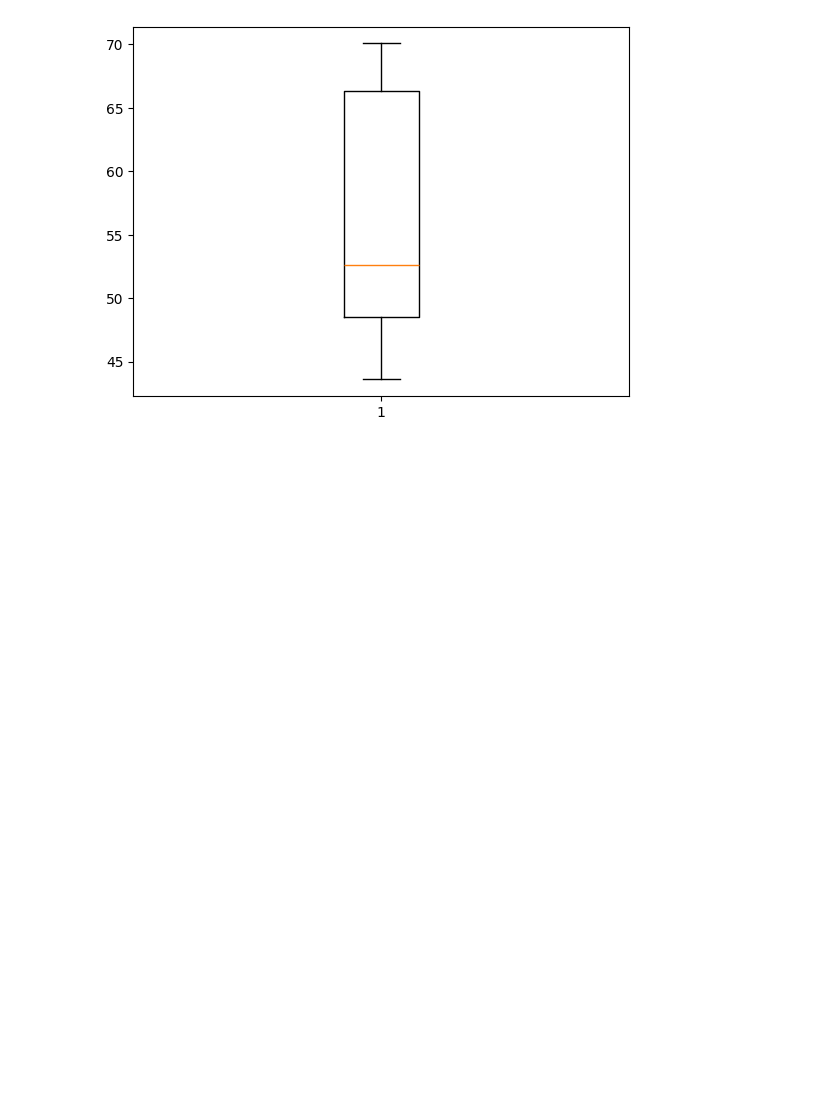
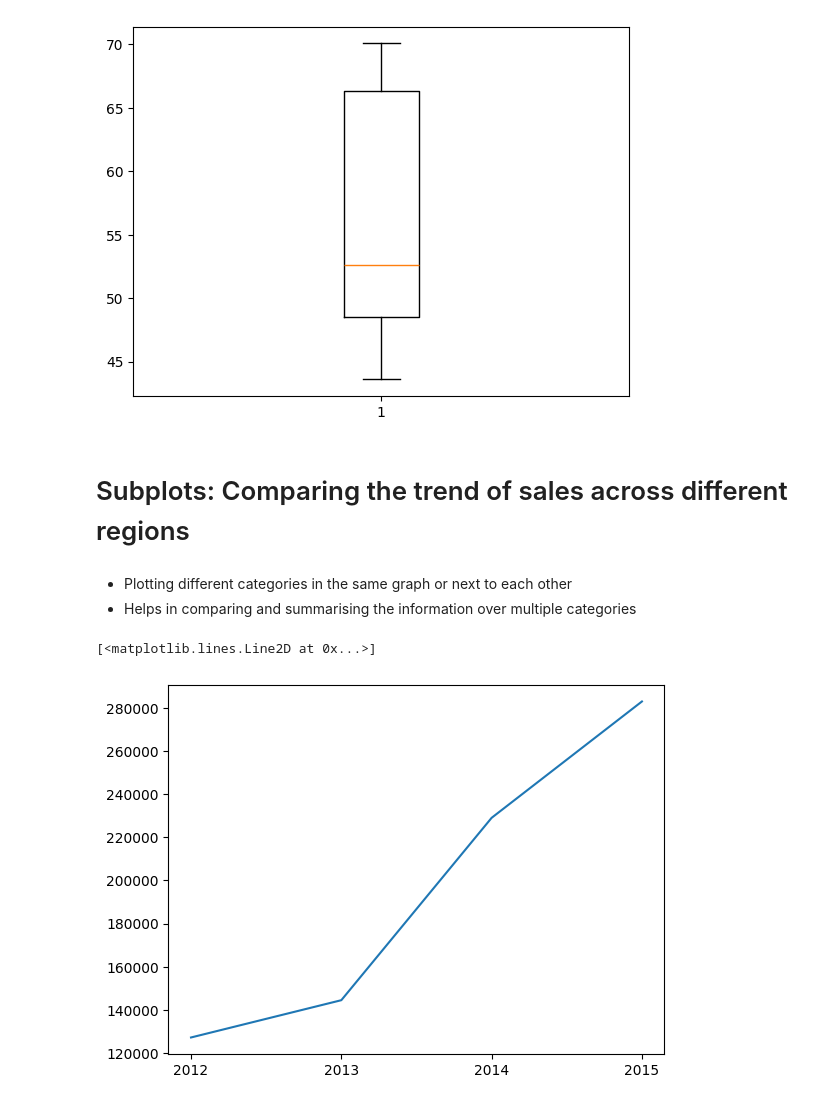
Before and after one commit to AnshumanMohapatra11121999/DataScienceAndAI-, a Jupyter notebook: Python_for_DataScience_MatplotlibOnly_ipynb.ipynb, the cells around one changed output. Cells and saved outputs as stored; diff of their text form; code cells hidden in the pictures; blank space fills up the shorter version.

```diff
--- a/Python_for_DataScience_MatplotlibOnly_ipynb.ipynb
+++ b/Python_for_DataScience_MatplotlibOnly_ipynb.ipynb
@@ -350,3 +349,23 @@ Interquartile Range (IQR): 17.75500000000001
  'fliers': [<matplotlib.lines.Line2D at 0x...>],
  'means': []}
 [figure]
+# %% [markdown]
+# Subplots: Comparing the trend of sales across different regions
+# %% [markdown]
+-  Plotting different categories in the same graph or next to each other
+-  Helps in comparing and summarising the information over multiple categories
+# %%
+# importing numpy and the pyplot package of matplotlib
+import matplotlib.pyplot as plt
+import numpy as np
+
+# Data for sales made by the company across three regions over the years 2012 to 2015
+years = np.array(['2012', '2013', '2014', '2015'])
+sales_Africa = np.array([127187.27, 144480.70, 229068.79, 283036.44])
+sales_Asia_Pacific = np.array([713658.22, 863983.97, 1092231.65, 1372784.40])
+sales_Europe = np.array([540750.63, 717611.40, 848670.24, 1180303.95])
+# %%
+plt.plot(years,sales_Africa)
+# %% [output]
+[<matplotlib.lines.Line2D at 0x...>]
+[figure, added]
```
Also changed, not shown: parts of 9 cells of this notebook.
